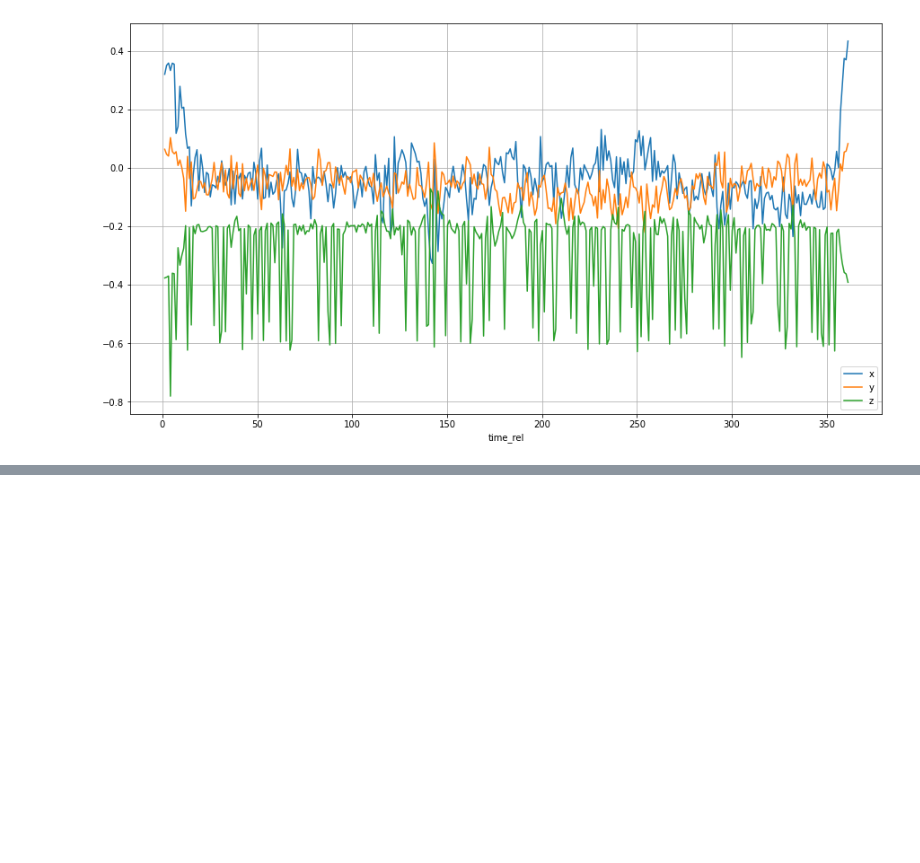
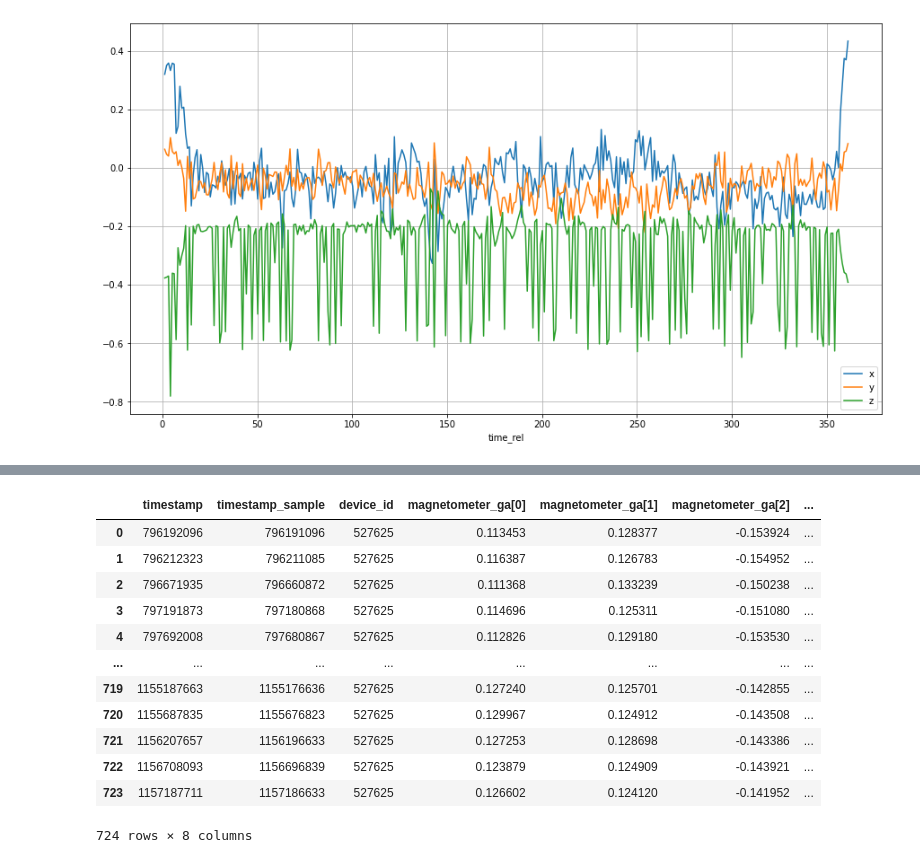
Before and after one commit to SkyRats/SkyanalysisTools, a Jupyter notebook: notebooks/mag.ipynb, the cells around one changed output, grey strips where cells are left out. Cells and saved outputs as stored; diff of their text form; code cells hidden in the pictures; blank space fills up the shorter version.

```diff
--- a/notebooks/mag.ipynb
+++ b/notebooks/mag.ipynb
@@ -36,0 +58,16 @@ plt.grid()
+# %%
+vehicle_magnetometer_0
+# %% [output]
+|  | timestamp | timestamp_sample | device_id | magnetometer_ga[0] | magnetometer_ga[1] | magnetometer_ga[2] | ... |
+| 0 | 796192096 | 796191096 | 527625 | 0.113453 | 0.128377 | -0.153924 | ... |
+| 1 | 796212323 | 796211085 | 527625 | 0.116387 | 0.126783 | -0.154952 | ... |
+| 2 | 796671935 | 796660872 | 527625 | 0.111368 | 0.133239 | -0.150238 | ... |
+| 3 | 797191873 | 797180868 | 527625 | 0.114696 | 0.125311 | -0.151080 | ... |
+| 4 | 797692008 | 797680867 | 527625 | 0.112826 | 0.129180 | -0.153530 | ... |
+| ... | ... | ... | ... | ... | ... | ... | ... |
+| 719 | 1155187663 | 1155176636 | 527625 | 0.127240 | 0.125701 | -0.142855 | ... |
+| 720 | 1155687835 | 1155676823 | 527625 | 0.129967 | 0.124912 | -0.143508 | ... |
+| 721 | 1156207657 | 1156196633 | 527625 | 0.127253 | 0.128698 | -0.143386 | ... |
+| 722 | 1156708093 | 1156696839 | 527625 | 0.123879 | 0.124909 | -0.143921 | ... |
+| 723 | 1157187711 | 1157186633 | 527625 | 0.126602 | 0.124120 | -0.141952 | ... |
+724 rows × 8 columns
```
Also changed, not shown: parts of 5 cells of this notebook.
